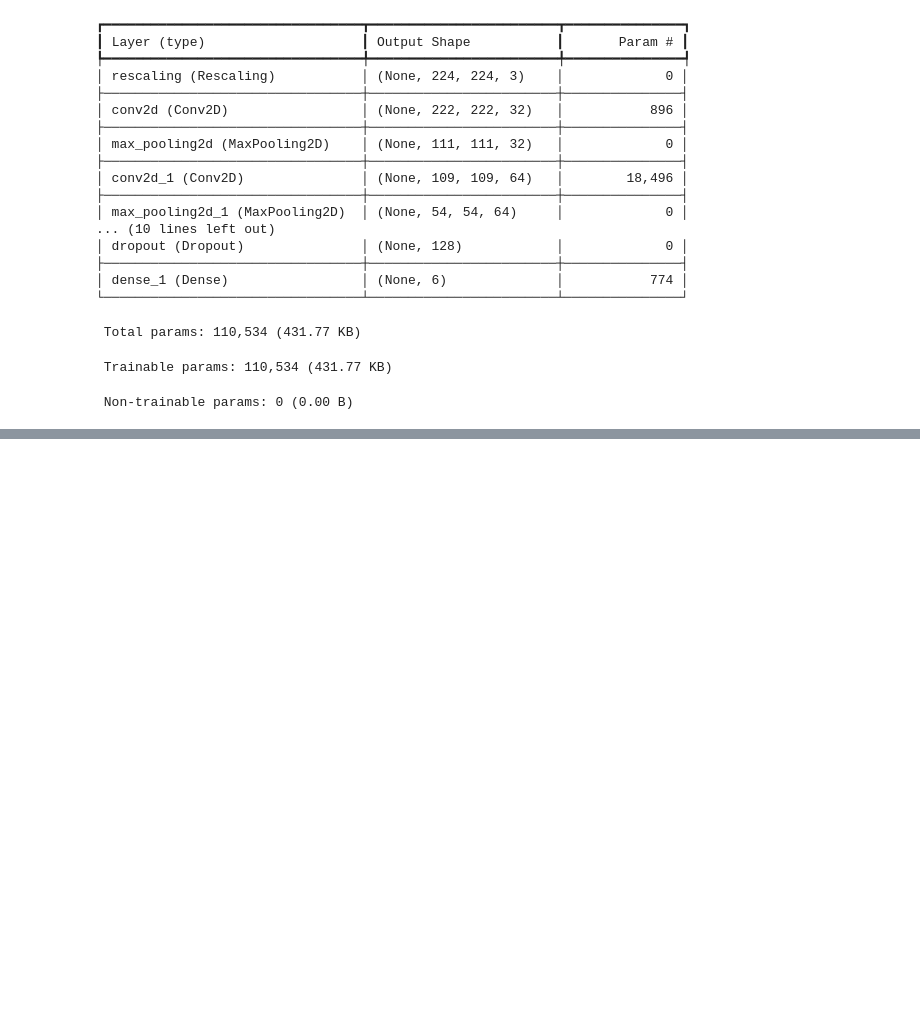
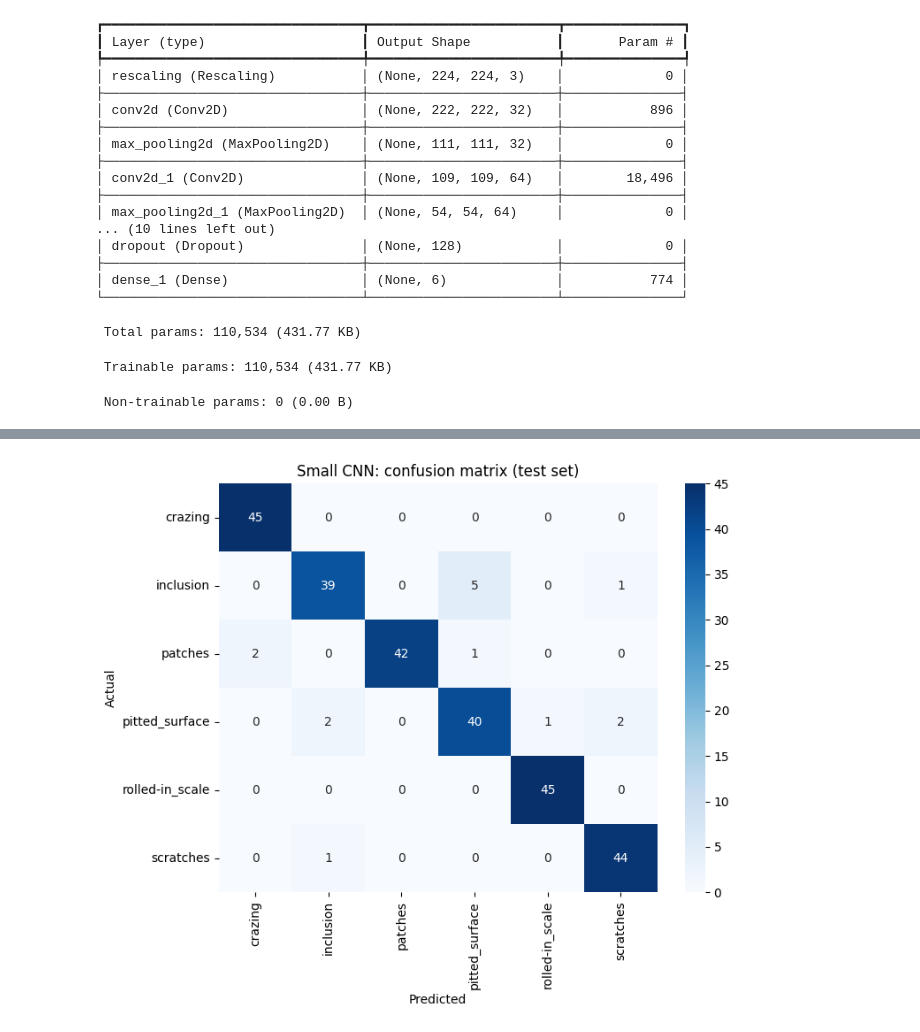
Before and after one commit to Prithviraj-chw/InSpec-Industrial-Defect-Detection, a Jupyter notebook: model.ipynb, the cells around one changed output, grey strips where cells are left out. Cells and saved outputs as stored; diff of their text form; code cells hidden in the pictures; blank space fills up the shorter version.

```diff
--- a/model.ipynb
+++ b/model.ipynb
@@ -305,0 +324,8 @@ cnn_accuracy
+# %%
+from sklearn.metrics import confusion_matrix, classification_report
+
+y_pred_probs = cnn.predict(test_ds)           # 270 rows, 6 probabilities each
+y_pred = np.argmax(y_pred_probs, axis=1)      # pick the class with the highest probability
+
+# convert the one-hot test labels back to class numbers
+y_true = np.argmax(y_test, axis=1)
@@ -305,0 +334,12 @@ cnn_accuracy
+# %%
+cm = confusion_matrix(y_true, y_pred)
+
+plt.figure(figsize=(8, 6))
+sns.heatmap(cm, annot=True, fmt="d", cmap="Blues",
+            xticklabels=class_names, yticklabels=class_names)  # annot shows the numbers in each box
+plt.xlabel("Predicted")
+plt.ylabel("Actual")
+plt.title("Small CNN: confusion matrix (test set)")
+plt.show()
+# %% [output]
+[figure, added]
```
Also changed, not shown: parts of 13 cells of this notebook.
